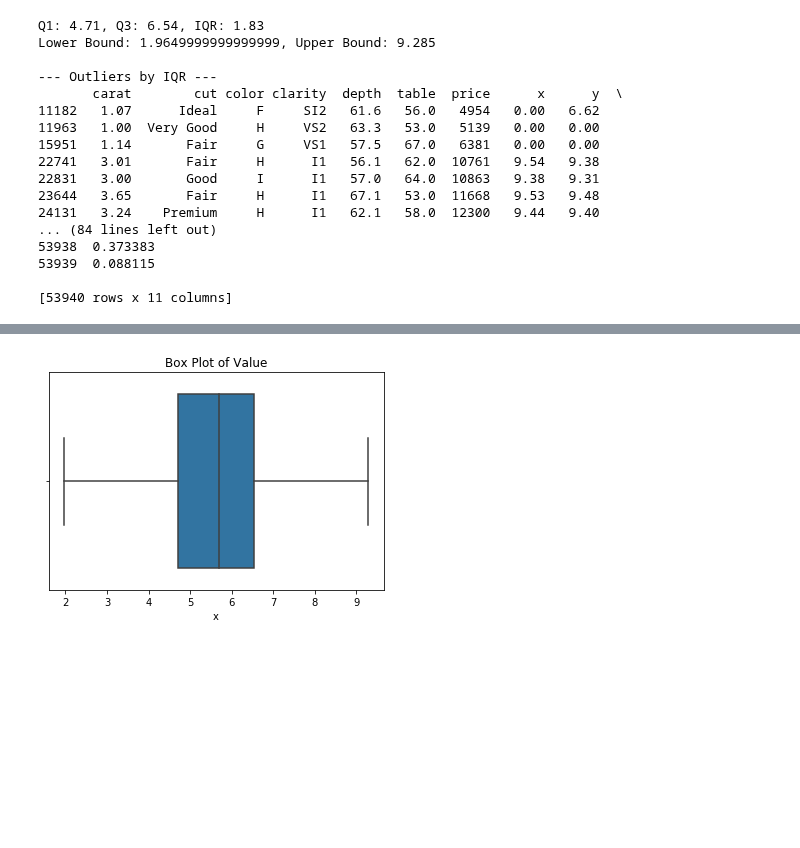
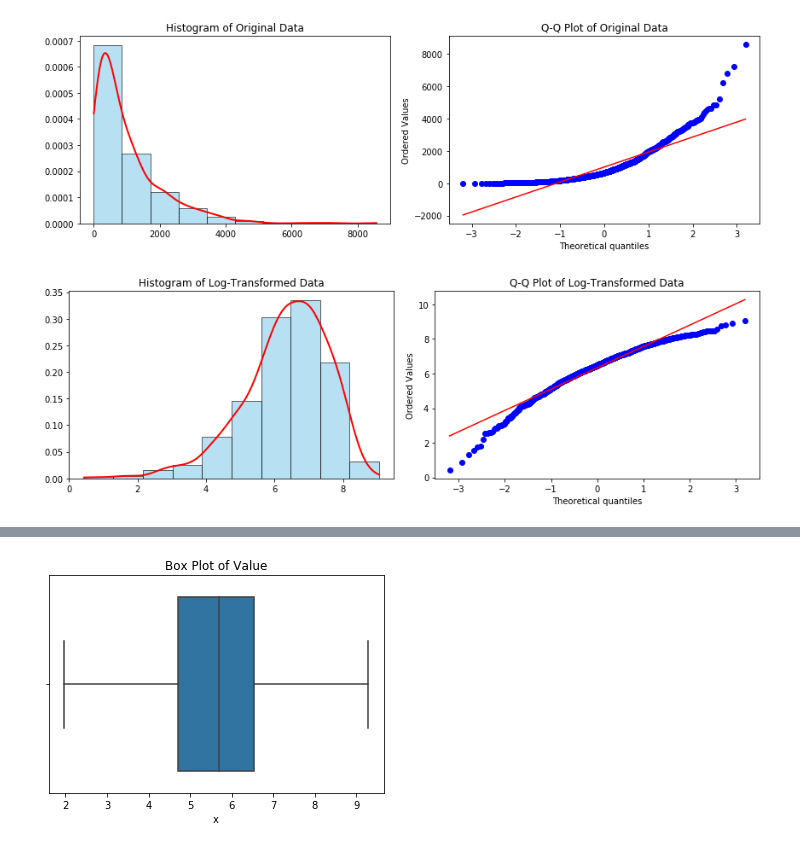
Before and after one commit to kangspa/ADP-study, a Jupyter notebook: PracticeTest/practice.ipynb, the cells around one changed output, grey strips where cells are left out. Saved outputs shown, nothing was run; the diff lists cells and outputs as text; code cells hidden in the pictures; blank space fills up the shorter version.

```diff
--- a/PracticeTest/practice.ipynb
+++ b/PracticeTest/practice.ipynb
@@ -48,43 +1,21 @@ plt.show()
-# %%
-# 1사분위수(Q1)와 3사분위수(Q3) 계산
-Q1 = df['x'].quantile(0.25)
-Q3 = df['x'].quantile(0.75)
-IQR = Q3 - Q1
-
-# 이상치 경계 정의
-lower_bound = Q1 - 1.5 * IQR
-upper_bound = Q3 + 1.5 * IQR
-
-print(f"Q1: {Q1}, Q3: {Q3}, IQR: {IQR}")
-# Q1: 4.71, Q3: 6.54, IQR: 1.83
-print(f"Lower Bound: {lower_bound}, Upper Bound: {upper_bound}")
-# Lower Bound: 1.9649999999999999, Upper Bound: 9.285
-
-# 이상치 탐지
-outliers_iqr = df[(df['x'] < lower_bound) | (df['x'] > upper_bound)]
-print("\n--- Outliers by IQR ---")
-print(outliers_iqr)
-
-# 이상치 대체 (Capping/Clipping)
-df_capped = df.copy()
-df_capped['x'] = np.clip(df['x'], lower_bound, upper_bound)
-print("\n--- Capped DataFrame ---")
-print(df_capped)
-# %% [output]
-Q1: 4.71, Q3: 6.54, IQR: 1.83
-Lower Bound: 1.9649999999999999, Upper Bound: 9.285
-
---- Outliers by IQR ---
-       carat        cut color clarity  depth  table  price      x      y  \
-11182   1.07      Ideal     F     SI2   61.6   56.0   4954   0.00   6.62
-11963   1.00  Very Good     H     VS2   63.3   53.0   5139   0.00   0.00
-15951   1.14       Fair     G     VS1   57.5   67.0   6381   0.00   0.00
-22741   3.01       Fair     H      I1   56.1   62.0  10761   9.54   9.38
-22831   3.00       Good     I      I1   57.0   64.0  10863   9.38   9.31
-23644   3.65       Fair     H      I1   67.1   53.0  11668   9.53   9.48
-24131   3.24    Premium     H      I1   62.1   58.0  12300   9.44   9.40
-... (84 lines left out)
-53938  0.373383
-53939  0.088115
-
-[53940 rows x 11 columns]
+# %%
+import pandas as pd
+import numpy as np
+import matplotlib.pyplot as plt
+import seaborn as sns
+
+# 지수분포를 이용하여 오른쪽으로 치우친 데이터 생성
+np.random.seed(0)
+data = np.random.exponential(scale=1000, size=1000)
+df = pd.DataFrame(data, columns=['value'])
+
+# 시각화를 위한 함수 정의
+def plot_distribution(df, column, title):
+    plt.figure(figsize=(12, 4))
+    plt.subplot(1, 2, 1)
+    sns.histplot(df[column], kde=True)
+    plt.title(f'Histogram of {title}')
+    plt.subplot(1, 2, 2)
+    stats.probplot(df[column], dist="norm", plot=plt)
+    plt.title(f'Q-Q Plot of {title}')
+    plt.show()
@@ -90,0 +58,14 @@ Lower Bound: 1.9649999999999999, Upper Bound: 9.285
+# %%
+from scipy import stats
+
+# 원본 데이터 분포 확인
+plot_distribution(df, 'value', 'Original Data')
+
+# 로그 변환 (log1p는 log(1+x)를 계산하여 0을 처리)
+df['log_value'] = np.log1p(df['value'])
+
+# 변환 후 데이터 분포 확인
+plot_distribution(df, 'log_value', 'Log-Transformed Data')
+# %% [output]
+[figure, added]
+[figure, added]
```
Also changed, not shown: parts of 7 cells of this notebook, 8 other files.
